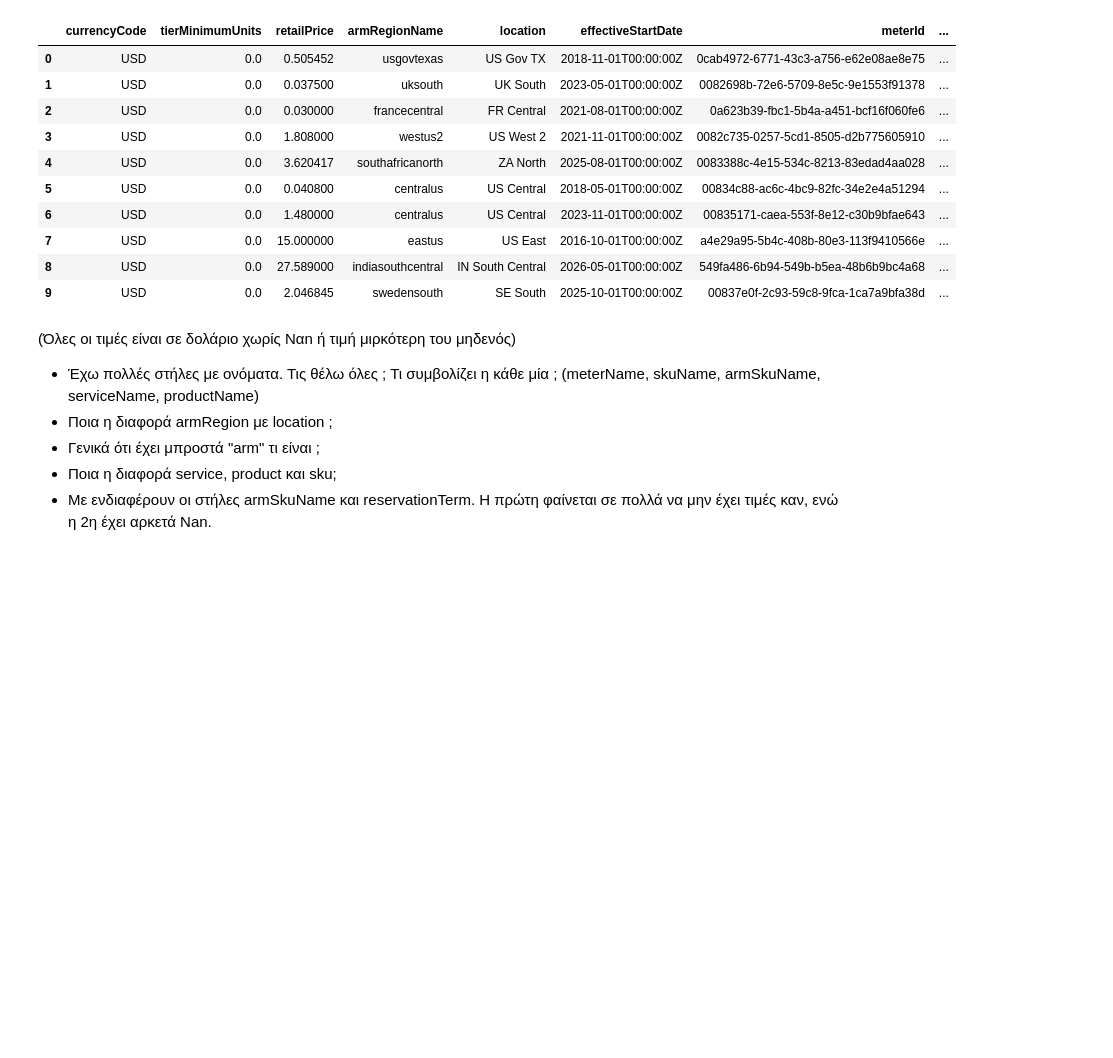
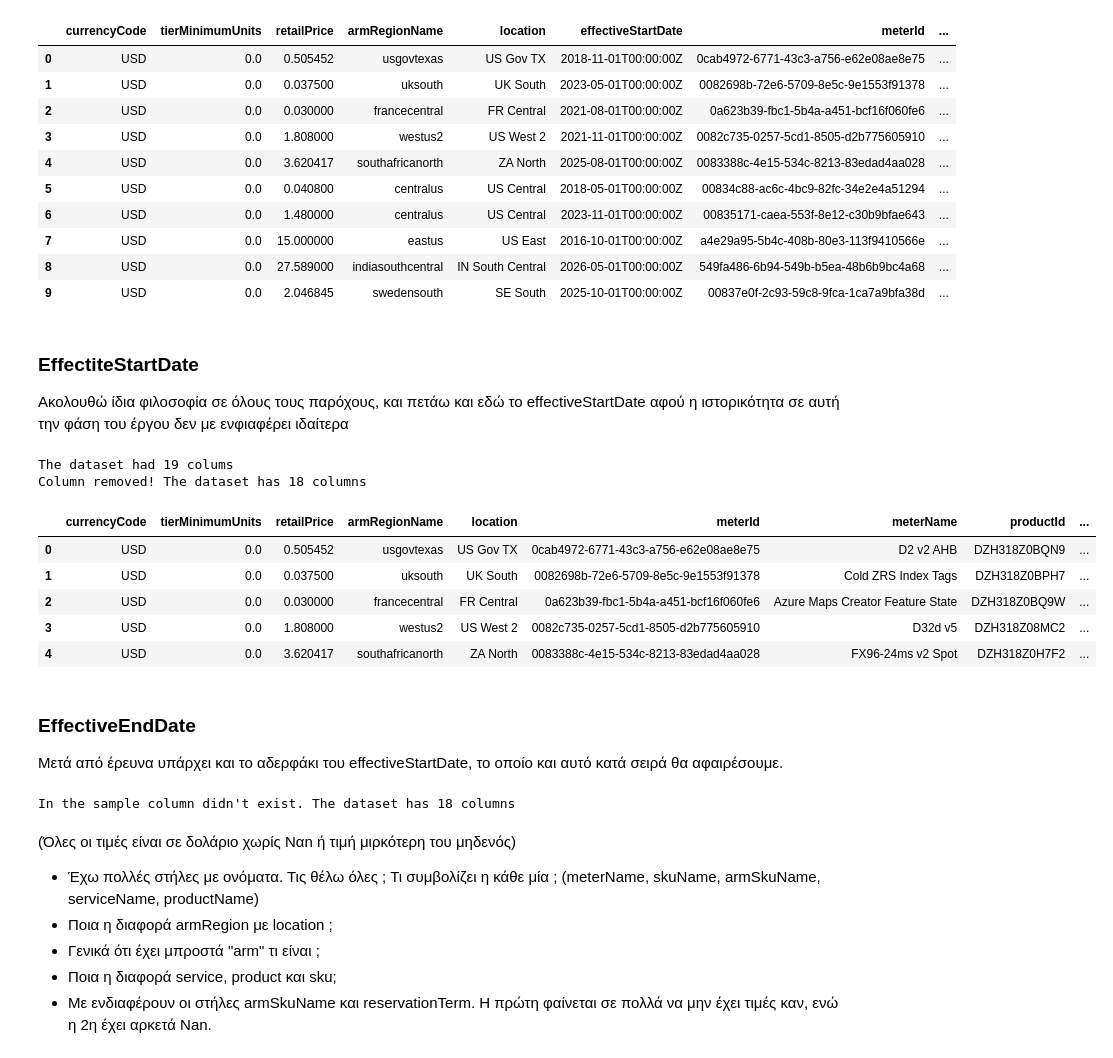
Before and after one commit to PanosVaritis/Pricing-ops-api, a Jupyter notebook: notebooks/azure_eda.ipynb, the cells around one changed output. Saved outputs shown, nothing was run; the diff lists cells and outputs as text; code cells hidden in the pictures; blank space fills up the shorter version.

Commit message:
Removed startDate column from both azure and google

```diff
--- a/notebooks/azure_eda.ipynb
+++ b/notebooks/azure_eda.ipynb
@@ -168,6 +173,38 @@ The array had 19 columns
 | 7 | USD | 0.0 | 15.000000 | eastus | US East | 2016-10-01T00:00:00Z | a4e29a95-5b4c-408b-80e3-113f9410566e | ... |
 | 8 | USD | 0.0 | 27.589000 | indiasouthcentral | IN South Central | 2026-05-01T00:00:00Z | 549fa486-6b94-549b-b5ea-48b6b9bc4a68 | ... |
 | 9 | USD | 0.0 | 2.046845 | swedensouth | SE South | 2025-10-01T00:00:00Z | 00837e0f-2c93-59c8-9fca-1ca7a9bfa38d | ... |
+# %% [markdown]
+### EffectiteStartDate
+Ακολουθώ ίδια φιλοσοφία σε όλους τους παρόχους, και πετάω και εδώ το effectiveStartDate αφού η ιστορικότητα σε αυτή την φάση του έργου δεν με ενφιαφέρει ιδαίτερα
+# %%
+print (f"The dataset had {df_flat.shape[1]} colums")
+
+if 'effectiveStartDate' in df_flat.columns:
+    df_flat.drop(columns=['effectiveStartDate'], inplace=True)
+    print (f"Column removed! The dataset has {df_flat.shape[1]} columns")
+# %% [output]
+The dataset had 19 colums
+Column removed! The dataset has 18 columns
+# %%
+df_flat.head()
+# %% [output]
+|  | currencyCode | tierMinimumUnits | retailPrice | armRegionName | location | meterId | meterName | productId | ... |
+| 0 | USD | 0.0 | 0.505452 | usgovtexas | US Gov TX | 0cab4972-6771-43c3-a756-e62e08ae8e75 | D2 v2 AHB | DZH318Z0BQN9 | ... |
+| 1 | USD | 0.0 | 0.037500 | uksouth | UK South | 0082698b-72e6-5709-8e5c-9e1553f91378 | Cold ZRS Index Tags | DZH318Z0BPH7 | ... |
+| 2 | USD | 0.0 | 0.030000 | francecentral | FR Central | 0a623b39-fbc1-5b4a-a451-bcf16f060fe6 | Azure Maps Creator Feature State | DZH318Z0BQ9W | ... |
+| 3 | USD | 0.0 | 1.808000 | westus2 | US West 2 | 0082c735-0257-5cd1-8505-d2b775605910 | D32d v5 | DZH318Z08MC2 | ... |
+| 4 | USD | 0.0 | 3.620417 | southafricanorth | ZA North | 0083388c-4e15-534c-8213-83edad4aa028 | FX96-24ms v2 Spot | DZH318Z0H7F2 | ... |
+# %% [markdown]
+### EffectiveEndDate
+Μετά από έρευνα υπάρχει και το αδερφάκι του effectiveStartDate, το οποίο και αυτό κατά σειρά θα αφαιρέσουμε.
+# %%
+if 'effectiveEndDate' in df_flat.columns:
+    df_flat.drop(columns=['effectiveEndDate'], inplace=True)
+    print (f"Column removed! The dataset has {df_flat.shape[1]} columns")
+else:
+    print (f"In the sample column didn't exist. The dataset has {df_flat.shape[1]} columns")
+# %% [output]
+In the sample column didn't exist. The dataset has 18 columns
 # %% [markdown]
 (Όλες οι τιμές είναι σε δολάριο χωρίς Ναn ή τιμή μιρκότερη του μηδενός)
 - Έχω πολλές στήλες με ονόματα. Τις θέλω όλες ; Τι συμβολίζει η κάθε μία ; (meterName, skuName, armSkuName, serviceName, productName)
```
Also changed, not shown: parts of 3 cells of this notebook, 3 other files.
